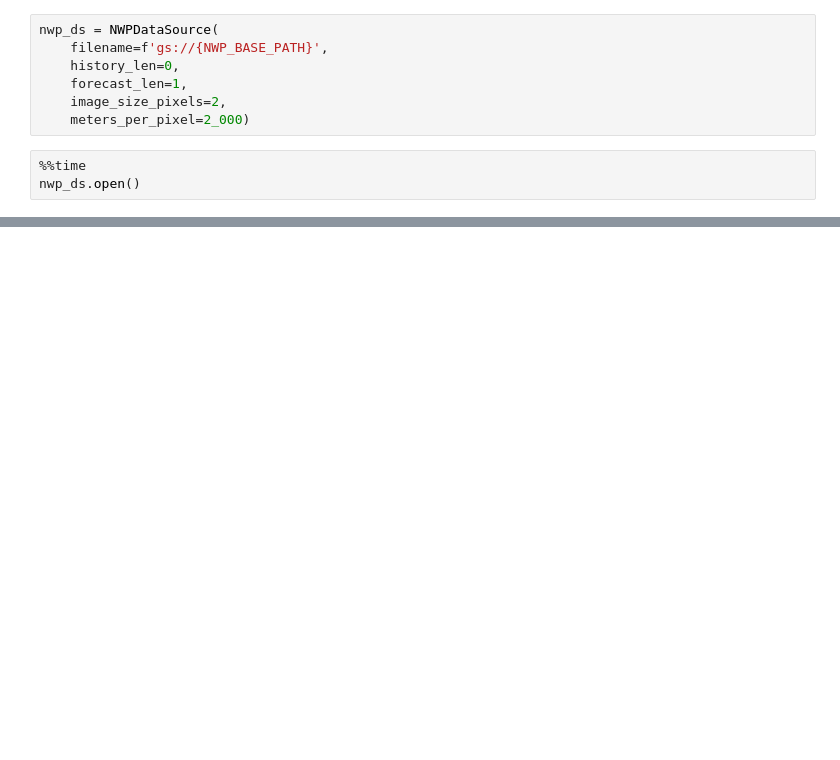
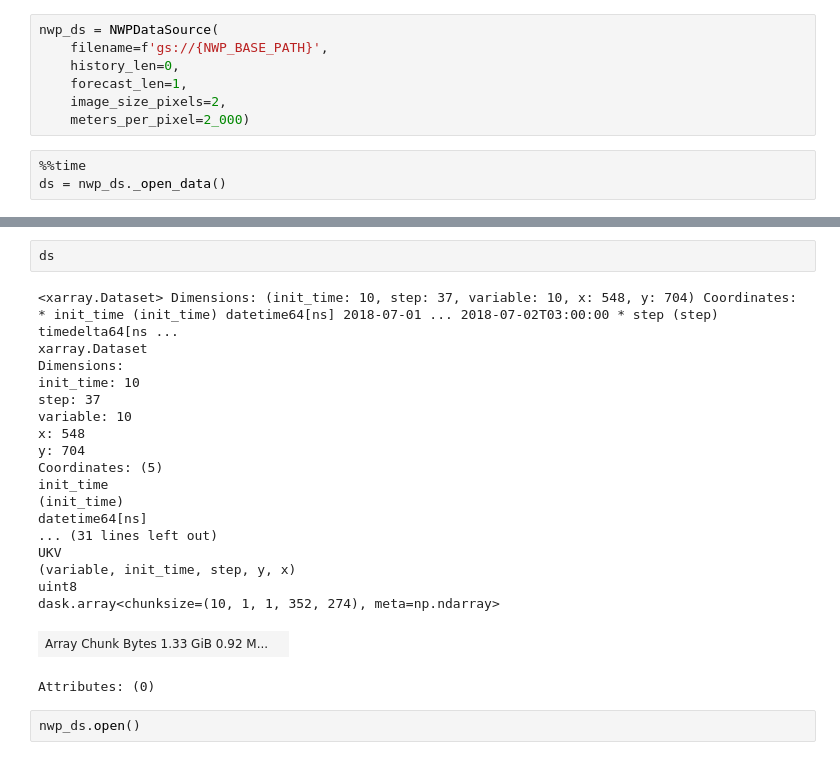
Before and after one commit to openclimatefix/nowcasting_dataset, a Jupyter notebook: notebooks/testing_NWPDataSource.ipynb, the cells around one changed output, grey strips where cells are left out. Cells and saved outputs as stored; diff of their text form; blank space fills up the shorter version.

```diff
--- a/notebooks/testing_NWPDataSource.ipynb
+++ b/notebooks/testing_NWPDataSource.ipynb
@@ -15,5 +17,5 @@ nwp_ds = NWPDataSource(
     meters_per_pixel=2_000)
 # %%
 %%time
-nwp_ds.open()
+ds = nwp_ds._open_data()
 # %% [output]
@@ -22,0 +24,24 @@ Wall time: 417 ms
+# %%
+ds
+# %% [output]
+<xarray.Dataset> Dimensions: (init_time: 10, step: 37, variable: 10, x: 548, y: 704) Coordinates: * init_time (init_time) datetime64[ns] 2018-07-01 ... 2018-07-02T03:00:00 * step (step) timedelta64[ns ...
+xarray.Dataset
+Dimensions:
+init_time: 10
+step: 37
+variable: 10
+x: 548
+y: 704
+Coordinates: (5)
+init_time
+(init_time)
+datetime64[ns]
+... (31 lines left out)
+UKV
+(variable, init_time, step, y, x)
+uint8
+dask.array<chunksize=(10, 1, 1, 352, 274), meta=np.ndarray>
+| Array Chunk Bytes 1.33 GiB 0.92 M... |  |
+Attributes: (0)
+# %%
+nwp_ds.open()
```
Also changed, not shown: parts of 18 cells of this notebook, 5 other files.
